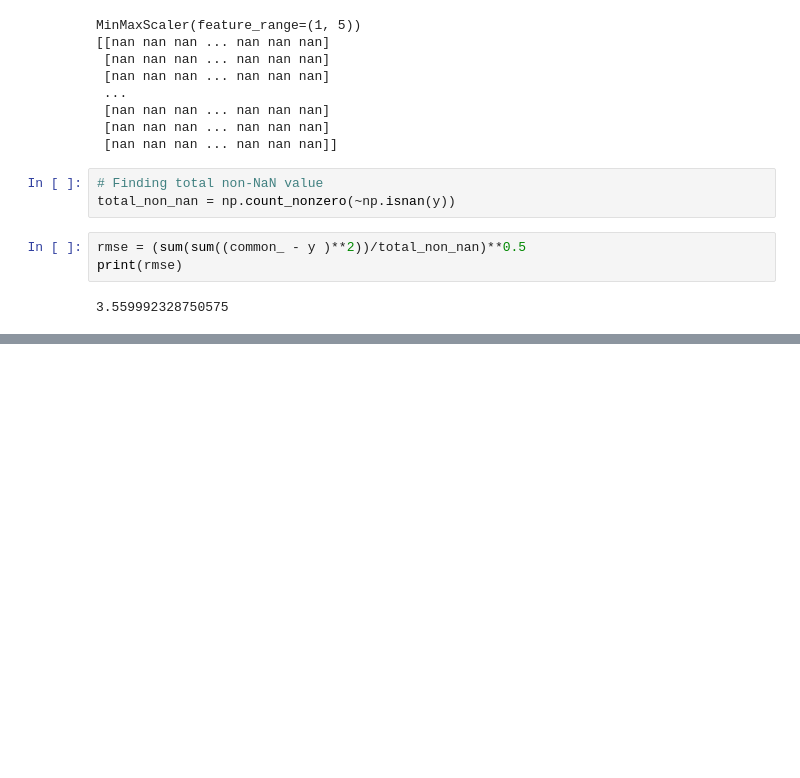
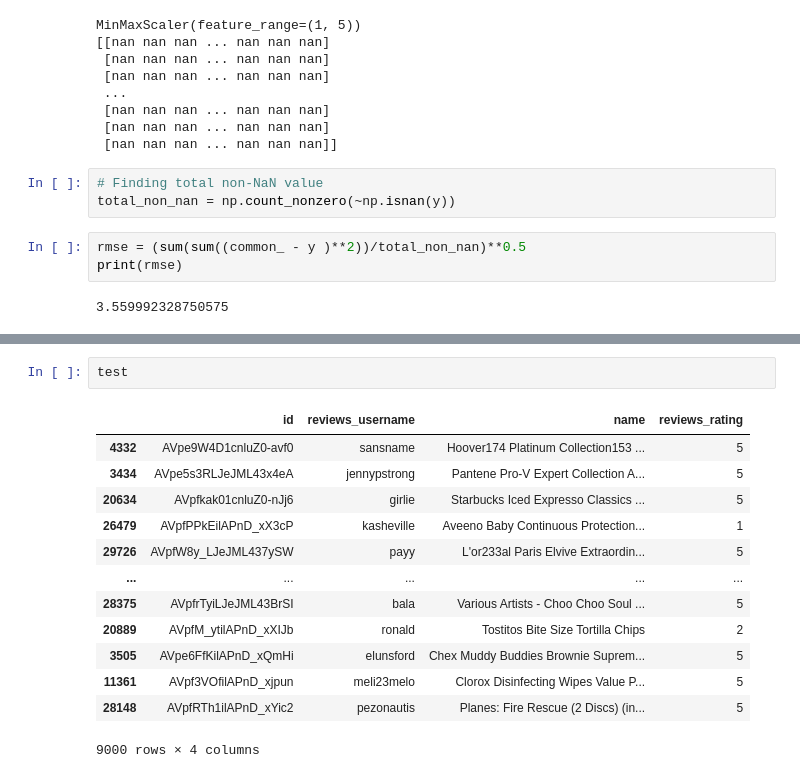
Before and after one commit to Kumaraguru-Muthuraj/_AIML_Code, a Jupyter notebook: _PythonNotebooks/_Course8_Recommendation_System/SentimentBasedRecommendationSystemV1.ipynb, the cells around one changed output, grey strips where cells are left out. Saved outputs shown, nothing was run; the diff lists cells and outputs as text; blank space fills up the shorter version.

```diff
--- a/_PythonNotebooks/_Course8_Recommendation_System/SentimentBasedRecommendationSystemV1.ipynb
+++ b/_PythonNotebooks/_Course8_Recommendation_System/SentimentBasedRecommendationSystemV1.ipynb
@@ -1212,0 +1199,16 @@ print(rmse)
+# %%
+test
+# %% [output]
+|  | id | reviews_username | name | reviews_rating |
+| 4332 | AVpe9W4D1cnluZ0-avf0 | sansname | Hoover174 Platinum Collection153 ... | 5 |
+| 3434 | AVpe5s3RLJeJML43x4eA | jennypstrong | Pantene Pro-V Expert Collection A... | 5 |
+| 20634 | AVpfkak01cnluZ0-nJj6 | girlie | Starbucks Iced Expresso Classics ... | 5 |
+| 26479 | AVpfPPkEilAPnD_xX3cP | kasheville | Aveeno Baby Continuous Protection... | 1 |
+| 29726 | AVpfW8y_LJeJML437ySW | payy | L'or233al Paris Elvive Extraordin... | 5 |
+| ... | ... | ... | ... | ... |
+| 28375 | AVpfrTyiLJeJML43BrSI | bala | Various Artists - Choo Choo Soul ... | 5 |
+| 20889 | AVpfM_ytilAPnD_xXIJb | ronald | Tostitos Bite Size Tortilla Chips | 2 |
+| 3505 | AVpe6FfKilAPnD_xQmHi | elunsford | Chex Muddy Buddies Brownie Suprem... | 5 |
+| 11361 | AVpf3VOfilAPnD_xjpun | meli23melo | Clorox Disinfecting Wipes Value P... | 5 |
+| 28148 | AVpfRTh1ilAPnD_xYic2 | pezonautis | Planes: Fire Rescue (2 Discs) (in... | 5 |
+9000 rows × 4 columns
```
Also changed, not shown: parts of 14 cells of this notebook.
